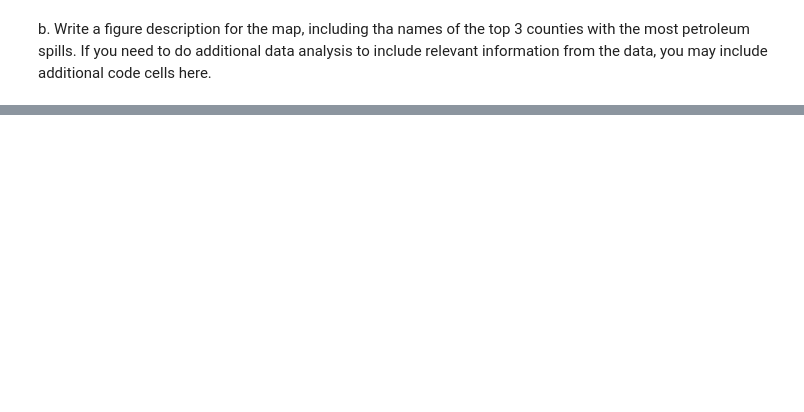
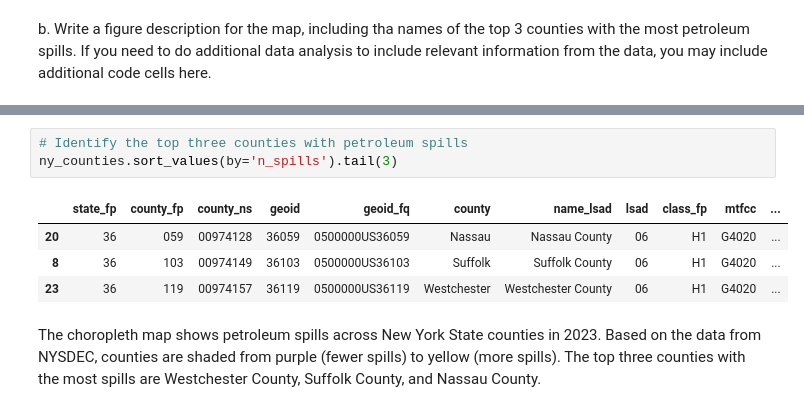
Before and after one commit to ZoeZhouJ/eds220-hwk3, a Jupyter notebook: hwk3-task2-oil-spills.ipynb, the cells around one changed output, grey strips where cells are left out. Saved outputs shown, nothing was run; the diff lists cells and outputs as text; blank space fills up the shorter version.

```diff
--- a/hwk3-task2-oil-spills.ipynb
+++ b/hwk3-task2-oil-spills.ipynb
@@ -618,0 +630,10 @@ b. Write a figure description for the map, including tha names of the top 3 coun
+# %%
+# Identify the top three counties with petroleum spills
+ny_counties.sort_values(by='n_spills').tail(3)
+# %% [output]
+|  | state_fp | county_fp | county_ns | geoid | geoid_fq | county | name_lsad | lsad | class_fp | mtfcc | ... |
+| 20 | 36 | 059 | 00974128 | 36059 | 0500000US36059 | Nassau | Nassau County | 06 | H1 | G4020 | ... |
+| 8 | 36 | 103 | 00974149 | 36103 | 0500000US36103 | Suffolk | Suffolk County | 06 | H1 | G4020 | ... |
+| 23 | 36 | 119 | 00974157 | 36119 | 0500000US36119 | Westchester | Westchester County | 06 | H1 | G4020 | ... |
+# %% [markdown]
+The choropleth map shows petroleum spills across New York State counties in 2023. Based on the data from NYSDEC, counties are shaded from purple (fewer spills) to yellow (more spills). The top three counties with the most spills are Westchester County, Suffolk County, and Nassau County.
```
Also changed, not shown: parts of 7 cells of this notebook.
